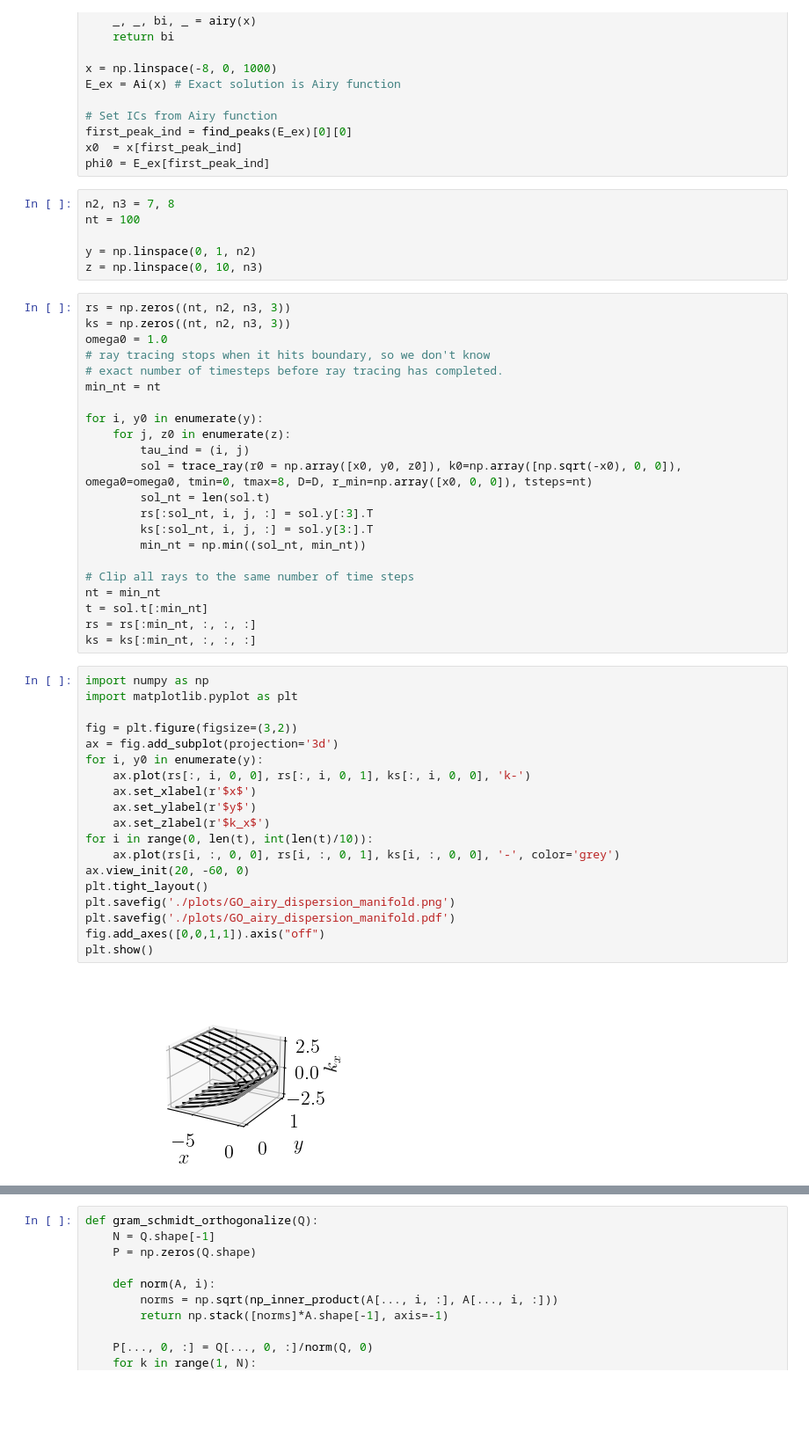
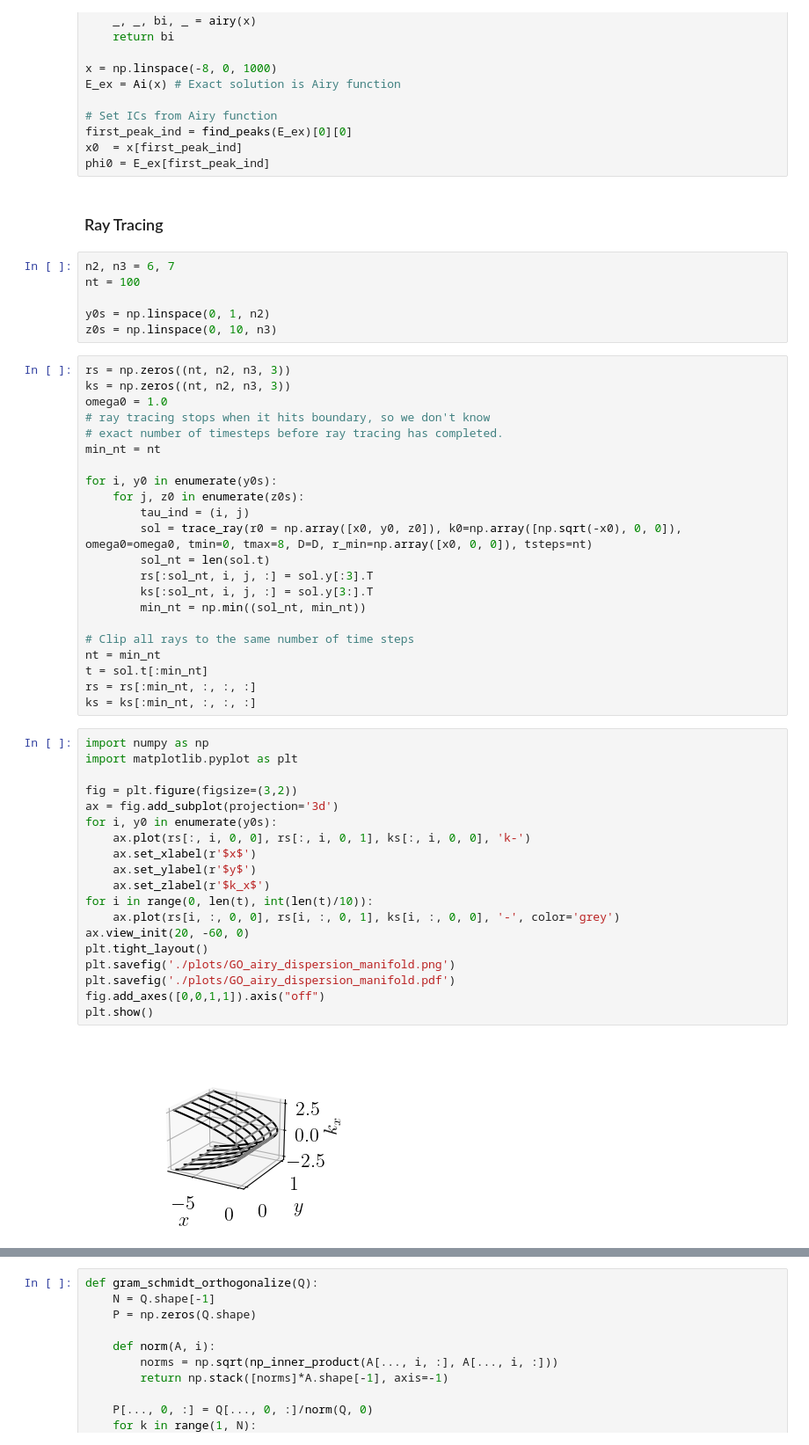
Before and after one commit to runehoejlund/plasma-ray-tracer, a Jupyter notebook: MGO/mgo.ipynb, the cells around one changed output, grey strips where cells are left out. Shown at 88% size. Drawn from its saved outputs; the diff is of its cells as text; blank space fills up the shorter version.

```diff
--- a/MGO/mgo.ipynb
+++ b/MGO/mgo.ipynb
@@ -65,12 +78,14 @@ E_ex = Ai(x) # Exact solution is Airy function
 first_peak_ind = find_peaks(E_ex)[0][0]
 x0  = x[first_peak_ind]
 phi0 = E_ex[first_peak_ind]
+# %% [markdown]
+### Ray Tracing
 # %%
-n2, n3 = 7, 8
+n2, n3 = 6, 7
 nt = 100
 
-y = np.linspace(0, 1, n2)
-z = np.linspace(0, 10, n3)
+y0s = np.linspace(0, 1, n2)
+z0s = np.linspace(0, 10, n3)
 # %%
 rs = np.zeros((nt, n2, n3, 3))
 ks = np.zeros((nt, n2, n3, 3))
@@ -79,8 +94,8 @@ omega0 = 1.0
 # exact number of timesteps before ray tracing has completed.
 min_nt = nt
 
-for i, y0 in enumerate(y):
-    for j, z0 in enumerate(z):
+for i, y0 in enumerate(y0s):
+    for j, z0 in enumerate(z0s):
         tau_ind = (i, j)
         sol = trace_ray(r0 = np.array([x0, y0, z0]), k0=np.array([np.sqrt(-x0), 0, 0]), omega0=omega0, tmin=0, tmax=8, D=D, r_min=np.array([x0, 0, 0]), tsteps=nt)
         sol_nt = len(sol.t)
@@ -96,24 +111,24 @@ ks = ks[:min_nt, :, :, :]
 # %%
 import numpy as np
 import matplotlib.pyplot as plt
 
 fig = plt.figure(figsize=(3,2))
 ax = fig.add_subplot(projection='3d')
-for i, y0 in enumerate(y):
+for i, y0 in enumerate(y0s):
     ax.plot(rs[:, i, 0, 0], rs[:, i, 0, 1], ks[:, i, 0, 0], 'k-')
     ax.set_xlabel(r'$x$')
     ax.set_ylabel(r'$y$')
     ax.set_zlabel(r'$k_x$')
 for i in range(0, len(t), int(len(t)/10)):
     ax.plot(rs[i, :, 0, 0], rs[i, :, 0, 1], ks[i, :, 0, 0], '-', color='grey')
 ax.view_init(20, -60, 0)
 plt.tight_layout()
 plt.savefig('./plots/GO_airy_dispersion_manifold.png')
 plt.savefig('./plots/GO_airy_dispersion_manifold.pdf')
 fig.add_axes([0,0,1,1]).axis("off")
 plt.show()
 # %% [output]
-[figure, old version]
+[figure, new version]
 # %%
 i, j = (0, 0)
 plt.figure(figsize=(3,2))
```
Also changed, not shown: parts of 24 cells of this notebook.
